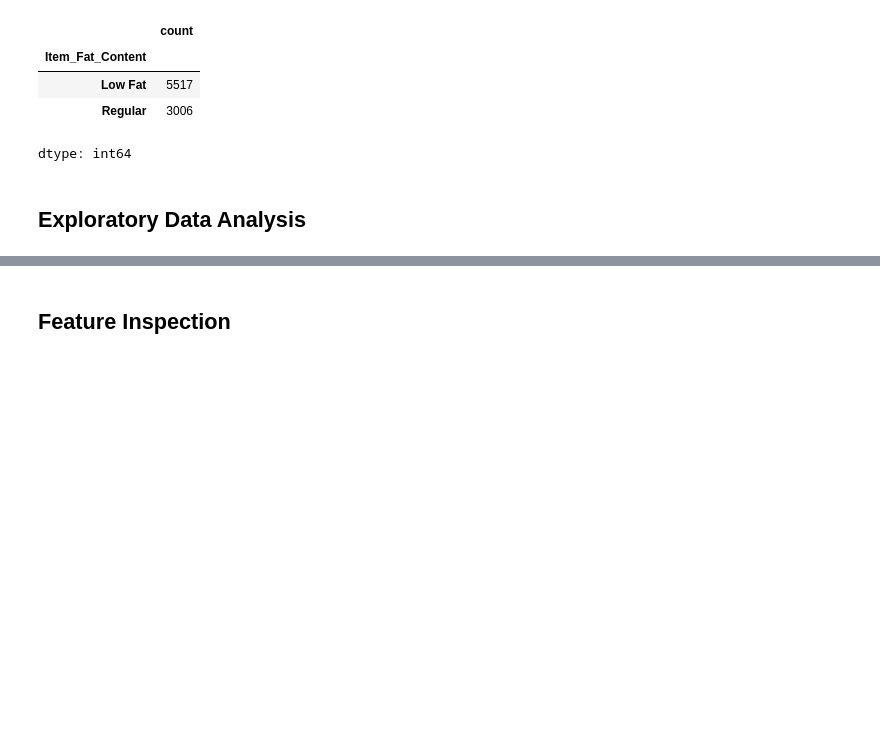
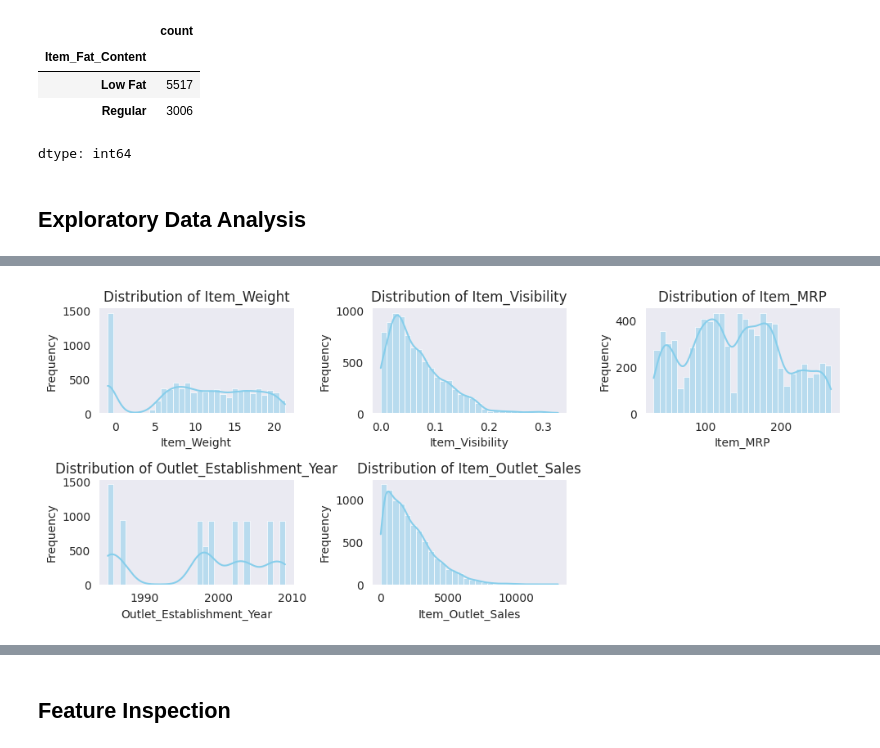
Before and after one commit to baraa-hakawati/Prediction-of-Product-Sales, a Jupyter notebook: Prediction_of_Product_Sales.ipynb, the cells around one changed output, grey strips where cells are left out. Cells and saved outputs as stored; diff of their text form; code cells hidden in the pictures; blank space fills up the shorter version.

```diff
--- a/Prediction_of_Product_Sales.ipynb
+++ b/Prediction_of_Product_Sales.ipynb
@@ -173,3 +175,7 @@ Value counts for Item_Fat_Content after handiling the drtected inconsistencies:
 dtype: int64
 # %% [markdown]
 ## Exploratory Data Analysis
+# %%
+# Define the numerical columns in the dataset
+num_col = df.select_dtypes(include=['float64','int64']).columns
+df[num_col]
@@ -175,0 +196,23 @@ dtype: int64
+# %%
+sns.set_style("dark")
+# Define the subplot grid size
+num_fea = len(num_col)
+# In order to ensure  that we have enough rows
+num_rows = (numea // 2_f) + (num_fea % 2)
+# Initialize the overall plot
+plt.figure(figsize=(10, 2 * num_rows))
+# Loop through numerical columns
+for i, feature in enumerate(num_col, 1):
+    plt.subplot(num_rows, 3, i)  # Adjust rows dynamically
+    # Histograms for numerical features
+    sns.histplot(df[feature], bins=30, kde=True, color='skyblue')
+    plt.title(f'Distribution of {feature}')
+    plt.xlabel(feature)
+    plt.ylabel('Frequency')
+
+plt.tight_layout()
+# Save histograms
+plt.savefig("/content/drive/MyDrive/AXSOSACADEMY/01-Fundamentals/Week03/histograms.png")
+plt.show()
+# %% [output]
+[figure, added]
```
Also changed, not shown: parts of 6 cells of this notebook.
